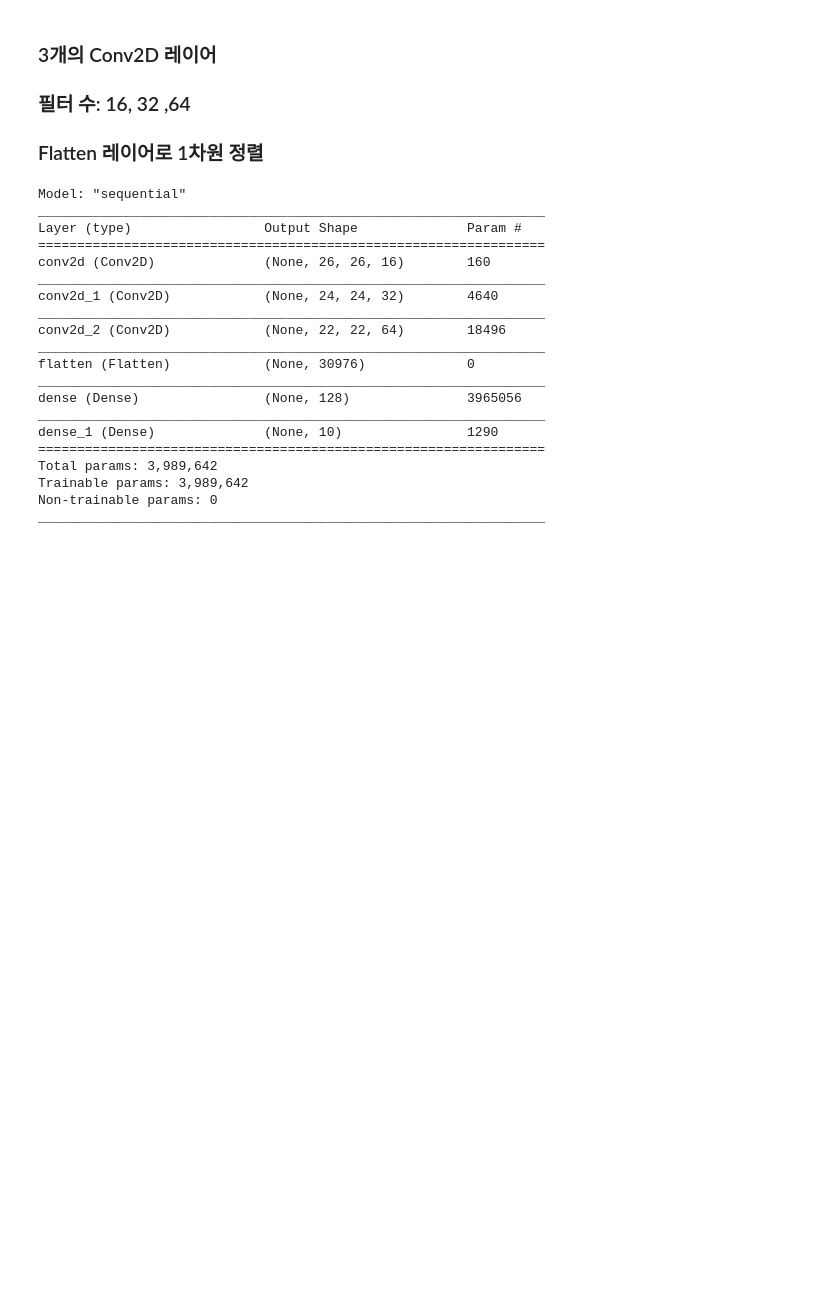
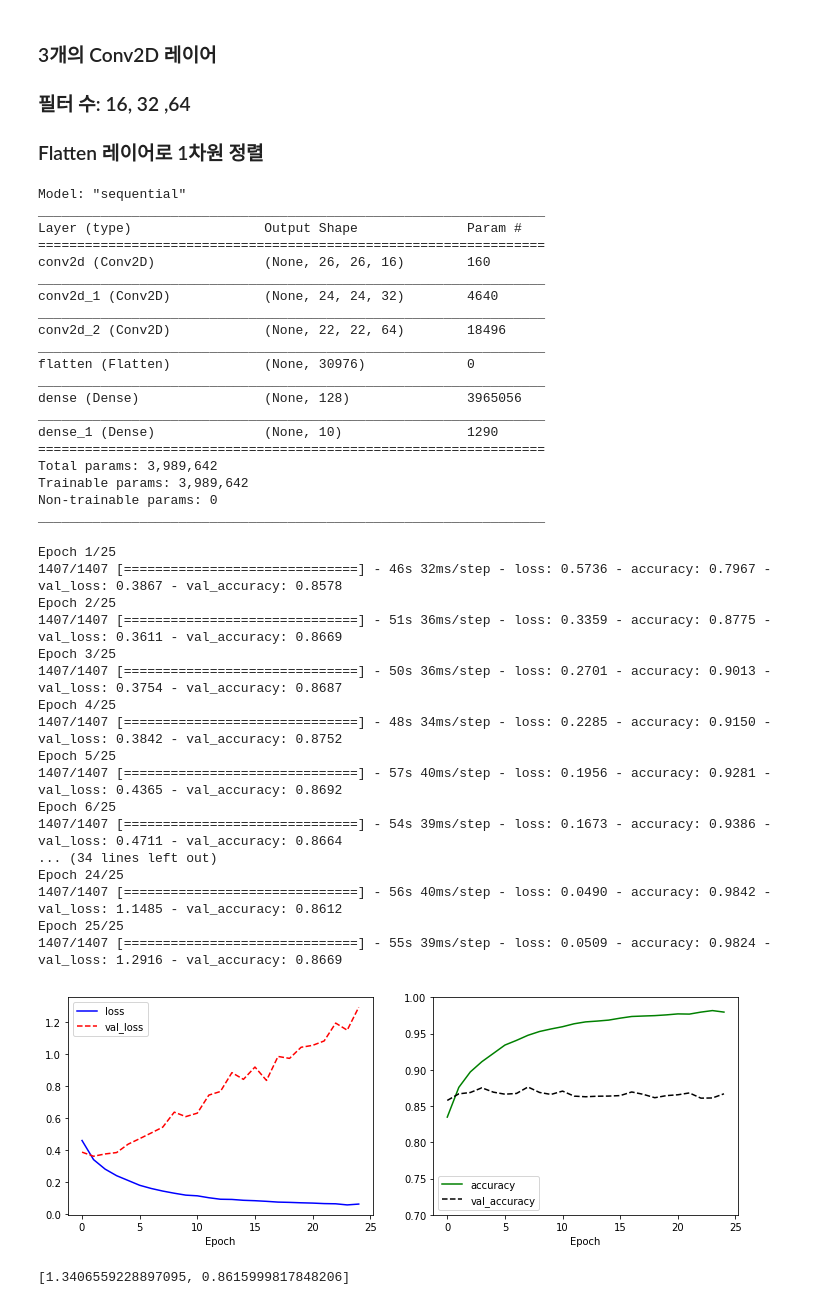
Before and after one commit to devdonghyun/project_imageClassfication, a Jupyter notebook: Chapter6_CNN.ipynb, the cells around one changed output. Saved outputs shown, nothing was run; the diff lists cells and outputs as text; code cells hidden in the pictures; blank space fills up the shorter version.

```diff
--- a/Chapter6_CNN.ipynb
+++ b/Chapter6_CNN.ipynb
@@ -78,3 +78,46 @@ Total params: 3,989,642
 Trainable params: 3,989,642
 Non-trainable params: 0
 _________________________________________________________________
+# %%
+history = model.fit(train_X, train_Y, epochs=25, validation_split=0.25)
+
+import matplotlib.pyplot as pyplot
+
+plt.figure(figsize=(12,4))
+
+plt.subplot(1, 2, 1)
+plt.plot(history.history['loss'], 'b-', label='loss')
+plt.plot(history.history['val_loss'], 'r--', label='val_loss')
+plt.xlabel('Epoch')
+plt.legend()
+
+plt.subplot(1, 2, 2)
+plt.plot(history.history['accuracy'], 'g-', label='accuracy')
+plt.plot(history.history['val_accuracy'], 'k--', label='val_accuracy')
+plt.xlabel('Epoch')
+plt.ylim(0.7, 1)
+plt.legend()
+
+plt.show()
+
+model.evaluate(test_X, test_Y, verbose=0)
+# %% [output]
+Epoch 1/25
+1407/1407 [==============================] - 46s 32ms/step - loss: 0.5736 - accuracy: 0.7967 - val_loss: 0.3867 - val_accuracy: 0.8578
+Epoch 2/25
+1407/1407 [==============================] - 51s 36ms/step - loss: 0.3359 - accuracy: 0.8775 - val_loss: 0.3611 - val_accuracy: 0.8669
+Epoch 3/25
+1407/1407 [==============================] - 50s 36ms/step - loss: 0.2701 - accuracy: 0.9013 - val_loss: 0.3754 - val_accuracy: 0.8687
+Epoch 4/25
+1407/1407 [==============================] - 48s 34ms/step - loss: 0.2285 - accuracy: 0.9150 - val_loss: 0.3842 - val_accuracy: 0.8752
+Epoch 5/25
+1407/1407 [==============================] - 57s 40ms/step - loss: 0.1956 - accuracy: 0.9281 - val_loss: 0.4365 - val_accuracy: 0.8692
+Epoch 6/25
+1407/1407 [==============================] - 54s 39ms/step - loss: 0.1673 - accuracy: 0.9386 - val_loss: 0.4711 - val_accuracy: 0.8664
+... (34 lines left out)
+Epoch 24/25
+1407/1407 [==============================] - 56s 40ms/step - loss: 0.0490 - accuracy: 0.9842 - val_loss: 1.1485 - val_accuracy: 0.8612
+Epoch 25/25
+1407/1407 [==============================] - 55s 39ms/step - loss: 0.0509 - accuracy: 0.9824 - val_loss: 1.2916 - val_accuracy: 0.8669
+[figure, added]
+[1.3406559228897095, 0.8615999817848206]
```
Also changed, not shown: parts of 11 cells of this notebook.
